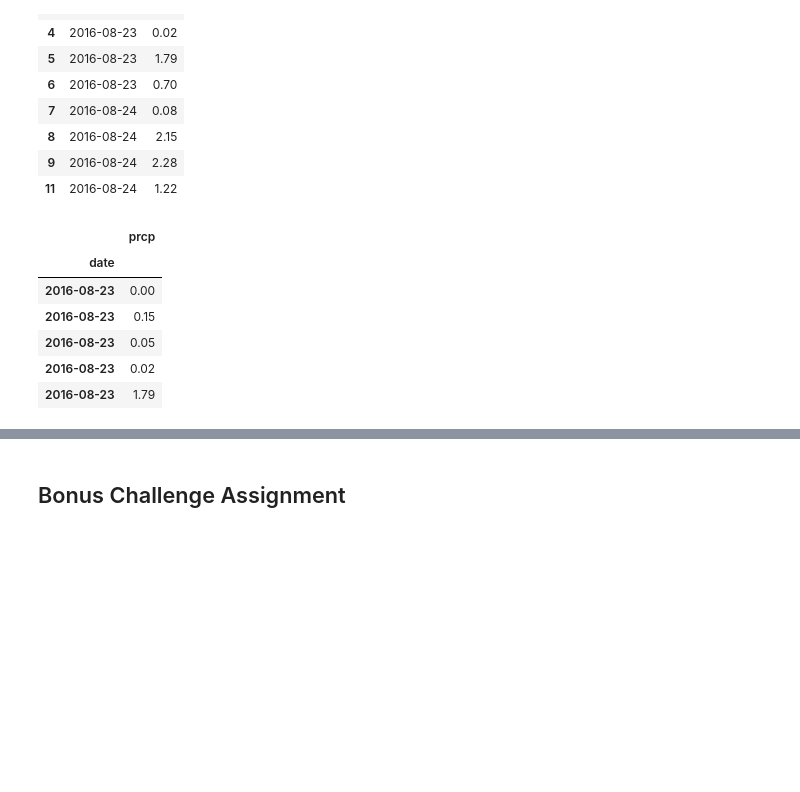
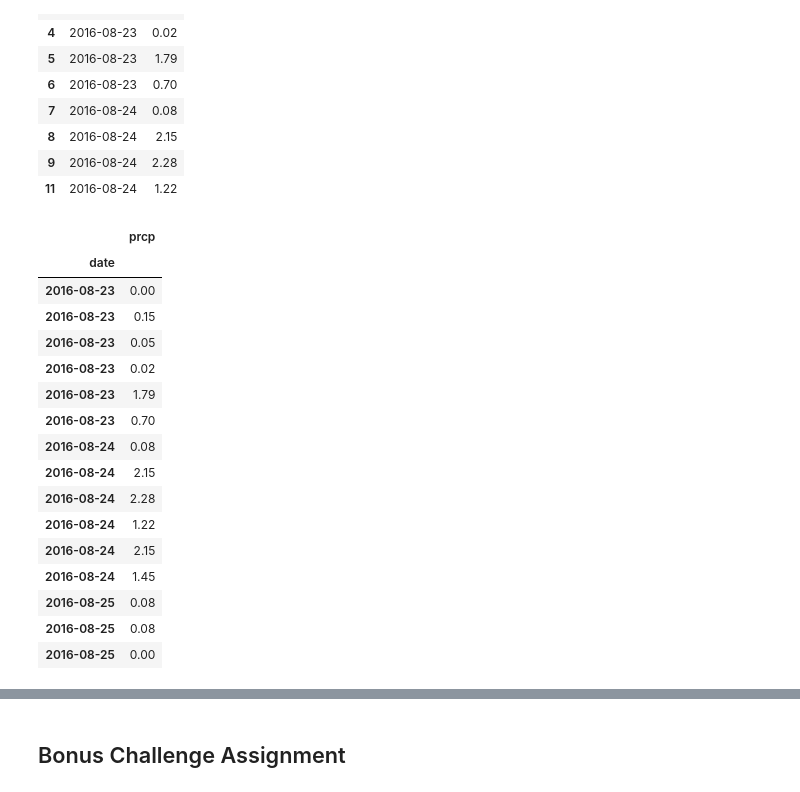
Before and after one commit to Fescamil1/sqlalchemy-challenge, a Jupyter notebook: climate_starter.ipynb, the cells around one changed output, grey strips where cells are left out. Saved outputs shown, nothing was run; the diff lists cells and outputs as text; code cells hidden in the pictures; blank space fills up the shorter version.

```diff
--- a/climate_starter.ipynb
+++ b/climate_starter.ipynb
@@ -130,15 +130,25 @@ precipitation_df.head(10)
 # %%
 #set the index to the date column and Sort the dataframe by daet
 precipitation_df = precipitation_df.set_index("date")
 
 percipitation_df = precipitation_df.sort_index(ascending = True)
 
-precipitation_df.head()
+precipitation_df.head(15)
 # %% [output]
 |  | prcp |
 | date |  |
 | 2016-08-23 | 0.00 |
 | 2016-08-23 | 0.15 |
 | 2016-08-23 | 0.05 |
 | 2016-08-23 | 0.02 |
 | 2016-08-23 | 1.79 |
+| 2016-08-23 | 0.70 |
+| 2016-08-24 | 0.08 |
+| 2016-08-24 | 2.15 |
+| 2016-08-24 | 2.28 |
+| 2016-08-24 | 1.22 |
+| 2016-08-24 | 2.15 |
+| 2016-08-24 | 1.45 |
+| 2016-08-25 | 0.08 |
+| 2016-08-25 | 0.08 |
+| 2016-08-25 | 0.00 |
```
Also changed, not shown: parts of 2 cells of this notebook, 1 other file.
